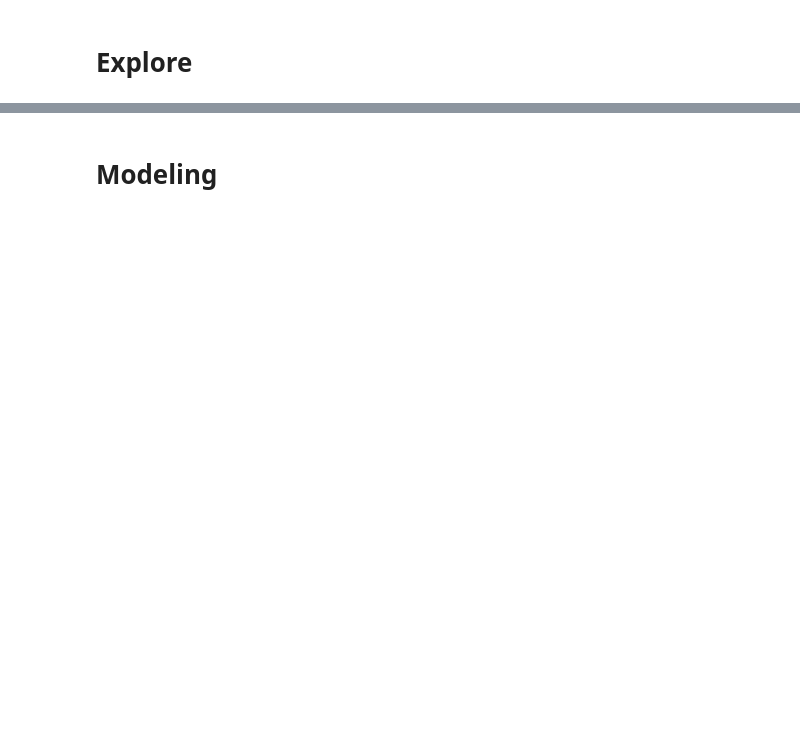
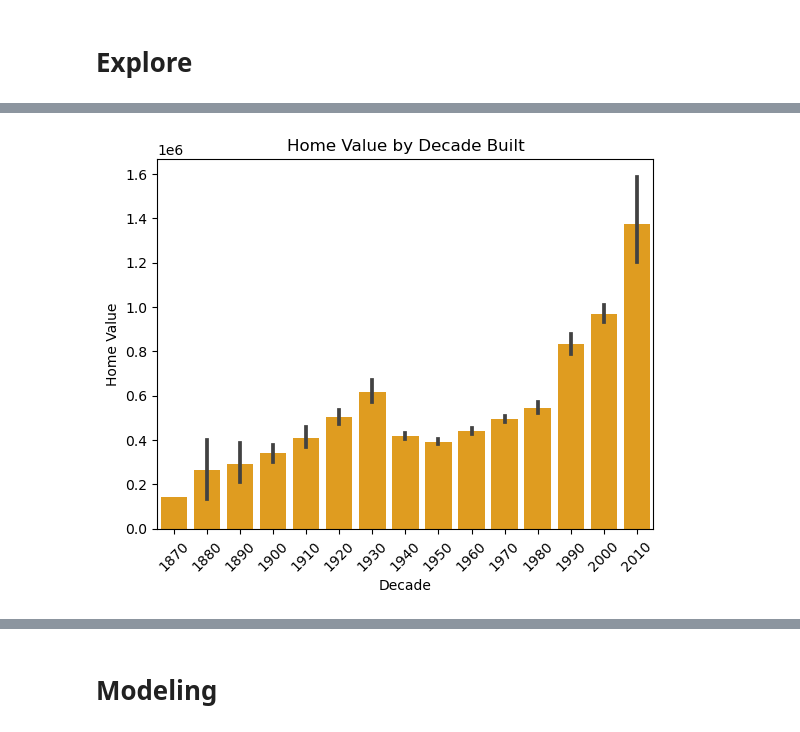
Before and after one commit to Marc-Aradillas/zillow_project, a Jupyter notebook: mvp.ipynb, the cells around one changed output, grey strips where cells are left out. Drawn from its saved outputs; the diff is of its cells as text; code cells hidden in the pictures; blank space fills up the shorter version.

```diff
--- a/mvp.ipynb
+++ b/mvp.ipynb
@@ -68,0 +107,14 @@ train.head()
+# %%
+# Create a new column 'decade' by binning 'year_built' values into decades
+train['decade'] = (train['year_built'] // 10) * 10
+
+# Create a bar plot to visualize the relationship between 'decade' and 'tax_amount'
+plt.figure()
+sns.barplot(data=train, x='decade', y='home_value', color='orange')
+plt.xlabel('Decade')
+plt.ylabel('Home Value')
+plt.title('Home Value by Decade Built')
+plt.xticks(rotation=45)
+plt.show()
+# %% [output]
+[figure, added]
```
Also changed, not shown: parts of 56 cells of this notebook, 4 other files.
